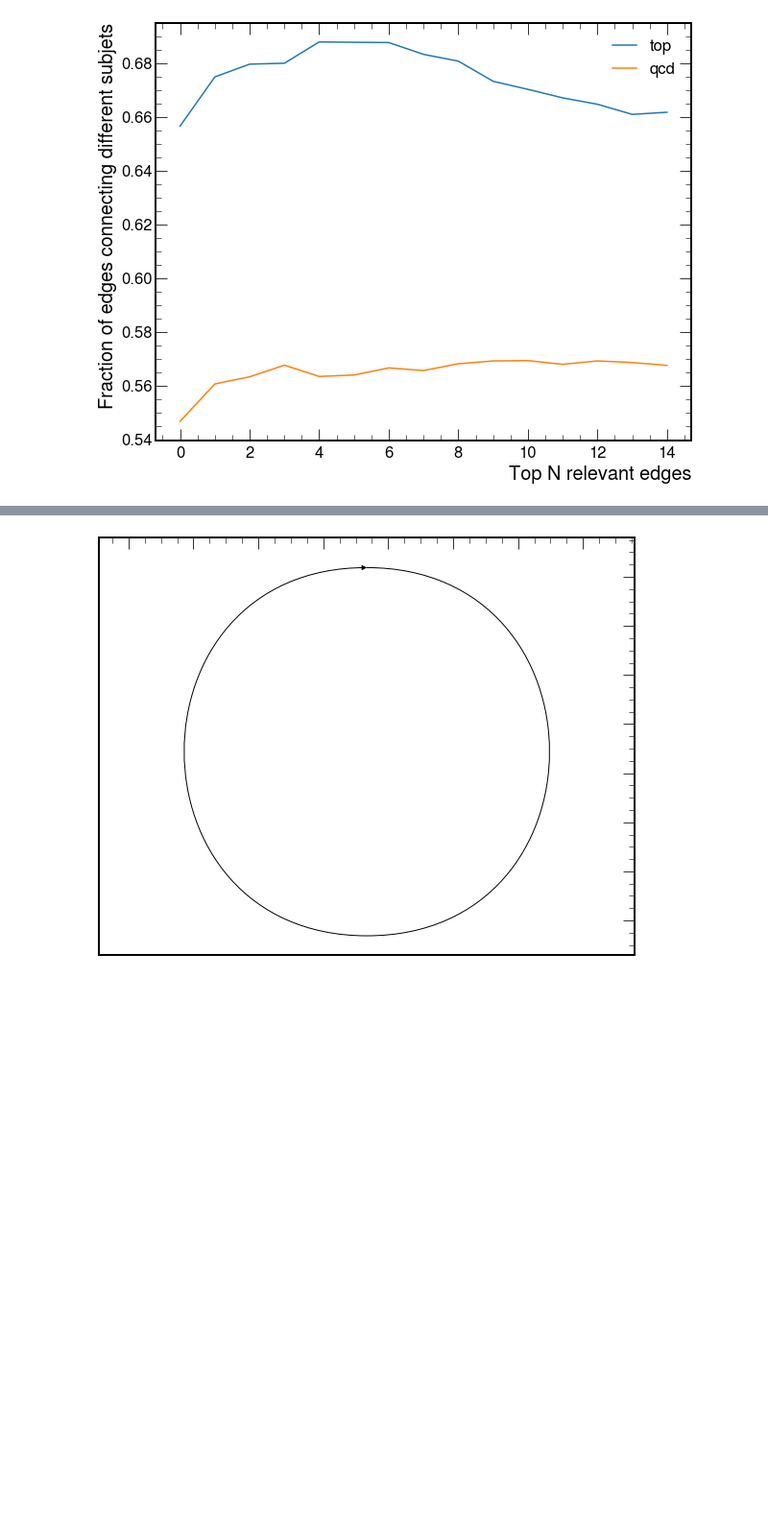
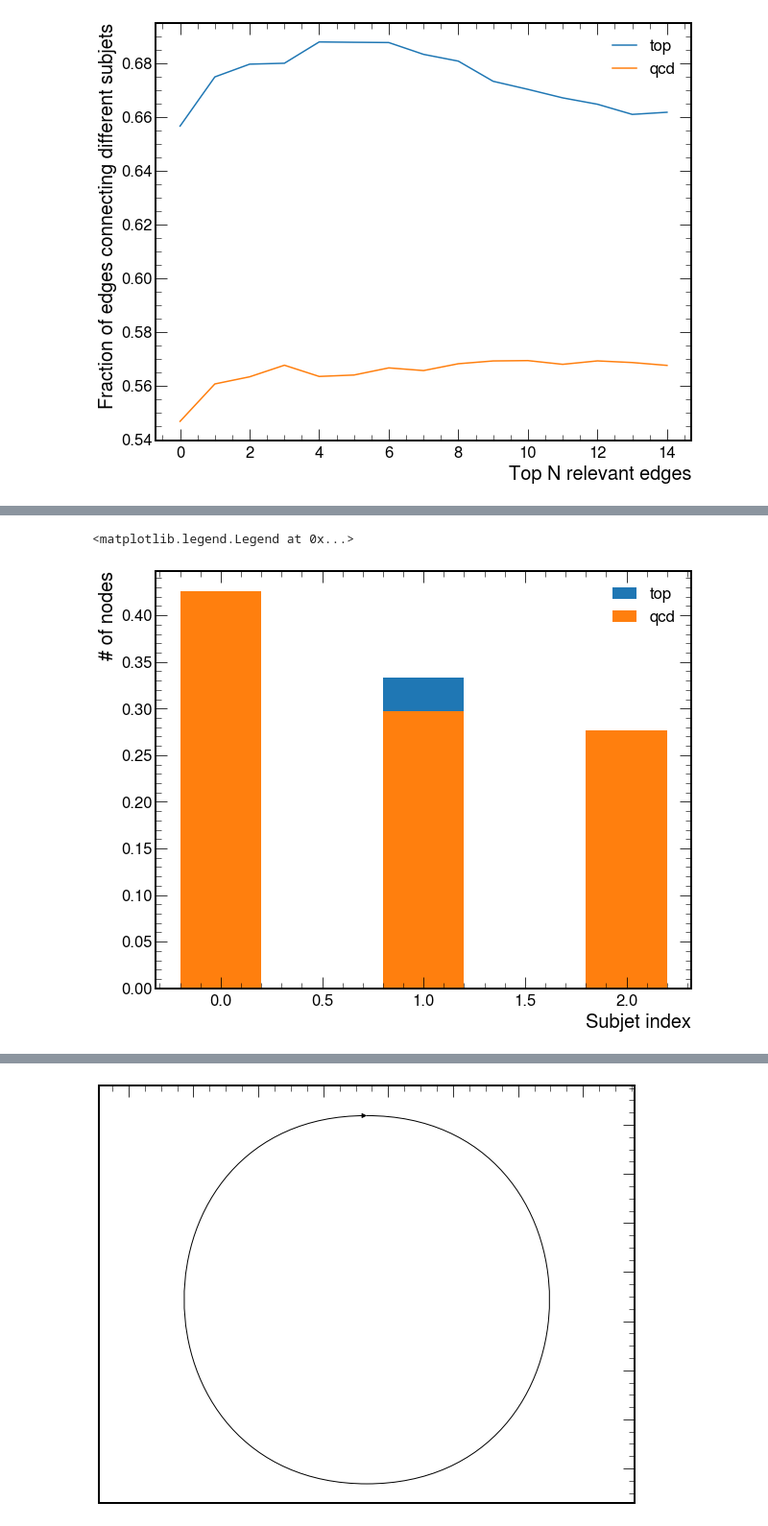
Before and after one commit to farakiko/xai4hep, a Jupyter notebook: binder/fastjet.ipynb, the cells around one changed output, grey strips where cells are left out. Shown at 96% size. Drawn from its saved outputs; the diff is of its cells as text; code cells hidden in the pictures; blank space fills up the shorter version.

```diff
--- a/binder/fastjet.ipynb
+++ b/binder/fastjet.ipynb
@@ -452,0 +551,11 @@ skipping jet # 258
+# %%
+fig, ax = plt.subplots(figsize=(10, 8))
+ax.bar(range(3), top/top.sum(), width=0.4, bottom=None, align='center', label='top')
+ax.bar(range(3), qcd/qcd.sum(), width=0.4, bottom=None, align='center', label='qcd')
+
+ax.set_xlabel(r"Subjet index")
+ax.set_ylabel(r"# of nodes")
+ax.legend()
+# %% [output]
+<matplotlib.legend.Legend at 0x...>
+[figure, added]
```
Also changed, not shown: parts of 15 cells of this notebook.
